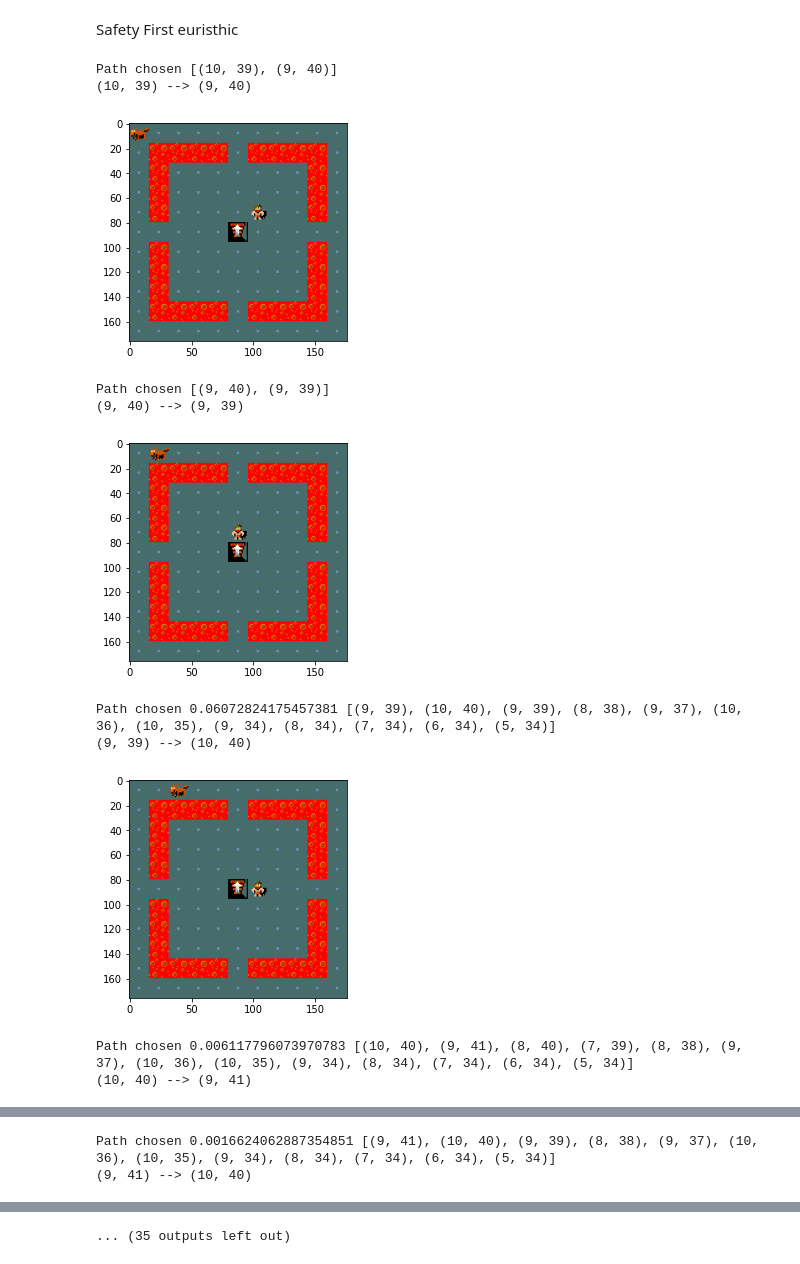
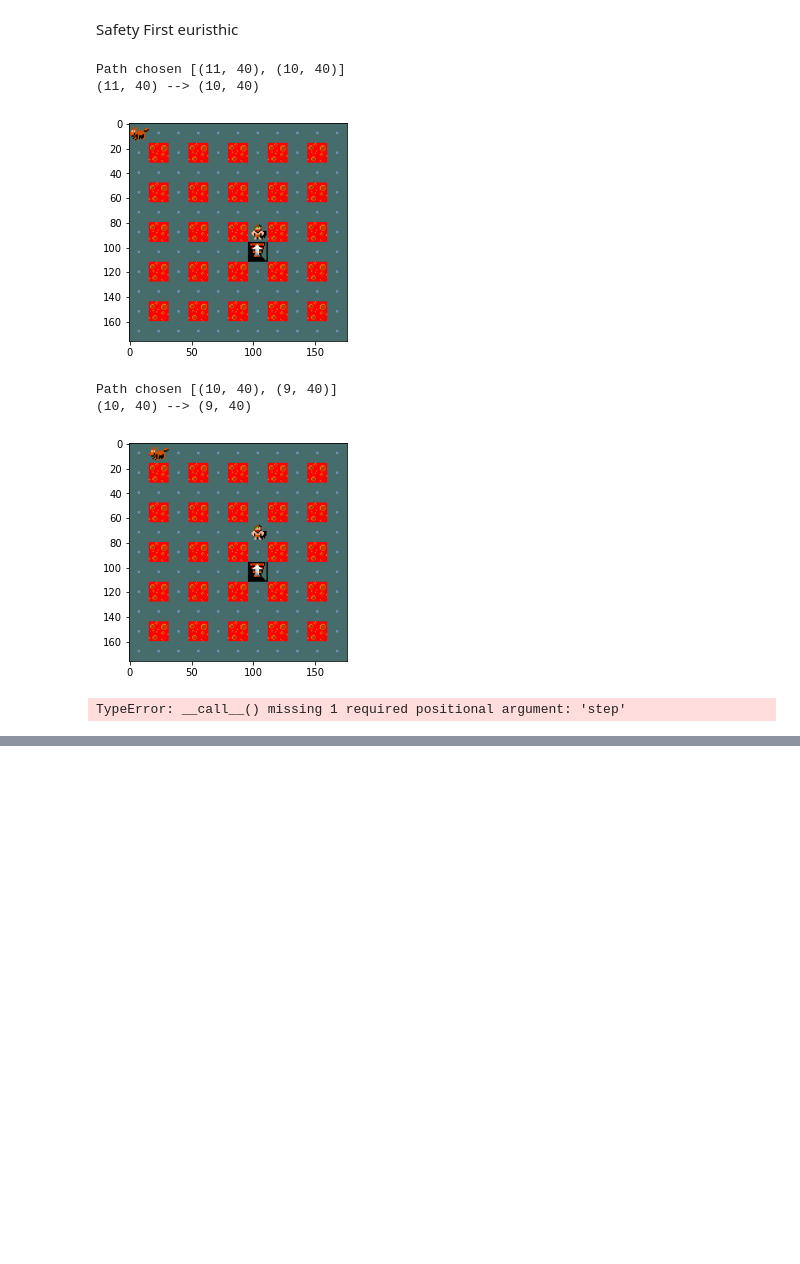
Before and after one commit to Selorm20/AIFProject, a Jupyter notebook: Main_less_risk_path.ipynb, the cells around one changed output, grey strips where cells are left out. Saved outputs shown, nothing was run; the diff lists cells and outputs as text; code cells hidden in the pictures; blank space fills up the shorter version.

```diff
--- a/Main_less_risk_path.ipynb
+++ b/Main_less_risk_path.ipynb
@@ -12,8 +11,8 @@ from SelormWorkSpace.MovingLibrary import Moving
 # %% [markdown]
 Choose level get the map and create joystick
 # %%
-MapGame, Enviroment = CreateLevel1()
-#MapGame, Enviroment = CreateLevel2()
+#MapGame, Enviroment = CreateLevel1()
+MapGame, Enviroment = CreateLevel2()
 
 Joystick = Moving(Enviroment)
 # %% [output]
@@ -29,57 +28,40 @@ def SuccessorFunction(Point):
               (Point[0]-1, Point[1]),   (Point[0]+1, Point[1]),
               (Point[0]-1, Point[1]+1), (Point[0]+1, Point[1]+1),  (Point[0], Point[1]+1)]
 
-    return list(filter(lambda i: MapGame.get_position_symbol(i[0], i[1]) in [".", "@"] or
+    return list(filter(lambda i: MapGame.get_position_symbol(i[0], i[1]) in [".", "@", "d", ">", "<"] or
                                  MapGame.get_position_symbol(i[0], i[1]) == Goal, Result))
 
-StrategyLogic = Strategy(SuccessorFunction, BFSPathSearch(SuccessorFunction), RiskCostFunction(SuccessorFunction), 2)
+StrategyLogic = Strategy(SuccessorFunction, BFSPathSearch(SuccessorFunction), RiskCostWorstCaseFunction(SuccessorFunction), 2)
 StrategyLogic.ActualGoal = Goal  #<--------- Target
 # %% [markdown]
 Safety First euristhic
 # %%
-video_frames = []
-
 while(True):
 
     CharacterPosition = MapGame.get_player_location()
     MonsterPositions = MapGame.get_monsters_location()
-
-    frame = MapGame.get_map_image()
-    frame = cv2.cvtColor(frame, cv2.COLOR_RGB2BGR)
-    video_frames.append(frame)
 
     if CharacterPosition==StrategyLogic.ActualGoal:
 
         print("Target reached!")
         break
 
     else:
 
         NextStep = StrategyLogic.Calculate(CharacterPosition, MonsterPositions)
 
         print("Path chosen", StrategyLogic.GetActualPath())
         print(f"{CharacterPosition} --> {NextStep}")
 
         NewState = Joystick.Move(CharacterPosition, NextStep)
         MapGame = Map(NewState)
 
         MapGame.view_map()
-
-frame = MapGame.get_map_image()
-frame = cv2.cvtColor(frame, cv2.COLOR_RGB2BGR)
-video_frames.append(frame)
-
-output_video_path = 'Results video/LessRiskPath_v2_level1.avi'
-create_video(output_video_path, video_frames, frame_rate=1)
 # %% [output]
-Path chosen [(10, 39), (9, 40)]
-(10, 39) --> (9, 40)
+Path chosen [(11, 40), (10, 40)]
+(11, 40) --> (10, 40)
-[figure, old version]
+[figure, new version]
-Path chosen [(9, 40), (9, 39)]
-(9, 40) --> (9, 39)
+Path chosen [(10, 40), (9, 40)]
+(10, 40) --> (9, 40)
-[figure, old version]
+[figure, new version]
-Path chosen 0.06072824175457381 [(9, 39), (10, 40), (9, 39), (8, 38), (9, 37), (10, 36), (10, 35), (9, 34), (8, 34), (7, 34), (6, 34), (5, 34)]
-(9, 39) --> (10, 40)
+TypeError: __call__() missing 1 required positional argument: 'step'
-[figure, removed]
-Path chosen 0.006117796073970783 [(10, 40), (9, 41), (8, 40), (7, 39), (8, 38), (9, 37), (10, 36), (10, 35), (9, 34), (8, 34), (7, 34), (6, 34), (5, 34)]
-(10, 40) --> (9, 41)
@@ -87,2 +67,0 @@ Path chosen 0.006117796073970783 [(10, 40), (9, 41), (8, 40), (7, 39), (8, 38),
-Path chosen 0.0016624062887354851 [(9, 41), (10, 40), (9, 39), (8, 38), (9, 37), (10, 36), (10, 35), (9, 34), (8, 34), (7, 34), (6, 34), (5, 34)]
-(9, 41) --> (10, 40)
@@ -93 +67,0 @@ Path chosen 0.0012482824782216184 [(10, 40), (9, 39), (8, 38), (9, 37), (10, 36)
-... (35 outputs left out)
```
Also changed, not shown: parts of 3 cells of this notebook, 5 other files.
